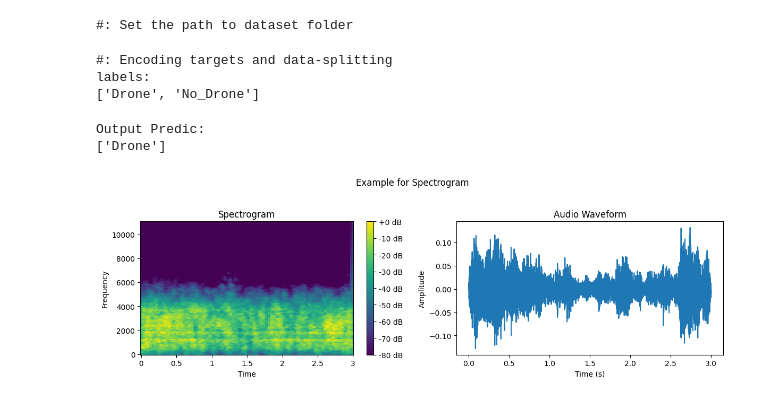
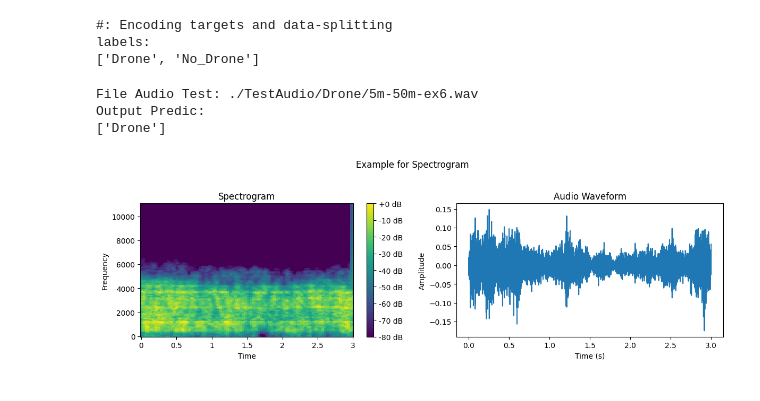
Before and after one commit to PanyaHantula/AcousticDroneDetection, a Jupyter notebook: test.ipynb, the cells around one changed output. Saved outputs shown, nothing was run; the diff lists cells and outputs as text; code cells hidden in the pictures.

```diff
--- a/test.ipynb
+++ b/test.ipynb
@@ -26,42 +31,32 @@ def butter_bandpass_filter(data, lowcut, highcut, fs, order=5):
     b, a = butter_bandpass(lowcut, highcut, fs, order=order)
     y = lfilter(b, a, data)
     return y
-# %%
-######### Data Pre-Processing ###########
-# Set the path to dataset folder
-print("#: Set the path to dataset folder")
-data_dir = "/Users/panya/Project-ALL/DroneClassification/AcousticDroneDetection/dataset"
-# %% [output]
-#: Set the path to dataset folder
 # %%
 # Load and preprocess audio data using spectrograms
 labels = ['Drone','No_Drone']
-# Sample rate and desired cutoff frequencies (in Hz).
-order = 4
-lowcut = 200.0
-highcut = 1200.0
+
+######## Encoding targets and data-splitting #######
+print("#: Encoding targets and data-splitting")
+print("labels:")
+print(labels)
+
+# Encode target labels
+label_encoder = LabelEncoder()
+encoded_labels = label_encoder.fit_transform(labels)
+# %% [output]
+#: Encoding targets and data-splitting
+labels:
+['Drone', 'No_Drone']
-# %%
-######## Encoding targets and data-splitting #######
-print("#: Encoding targets and data-splitting")
-print("labels:")
-print(labels)
-
-# Encode target labels
-label_encoder = LabelEncoder()
-encoded_labels = label_encoder.fit_transform(labels)
-# %% [output]
-#: Encoding targets and data-splitting
-labels:
-['Drone', 'No_Drone']
 # %%
 # save the iris classification model as a pickle file
-model_pkl_file = "model/2024-09-14 16:33:06.919542.pkl"
+model_pkl_file = "/Users/panya/Project-ALL/DroneClassification/AcousticDroneDetection/model/2024-09-18 02:58:25.788779.pkl"
 
 with open(model_pkl_file, 'rb') as file:
     model = pickle.load(file)
 # %%
 ########### Audio Test ###########
-audio_path = "/Users/panya/Project-ALL/DroneClassification/AcousticDroneDetection/TestAudio/Drone/5m-100m-ex6.wav"
+audio_path = "./TestAudio/Drone/5m-50m-ex6.wav"
+print("File Audio Test: " + audio_path)
 #audio_path = "/Users/panya/Project-ALL/DroneClassification/AcousticDroneDetection/TestAudio/No_Drone/Natural_3-14-ex57.wav"
 audio_test, sample_rate = librosa.load(audio_path, duration=3)  # Load audio and limit to 3 seconds
 
@@ -81,32 +76,34 @@ spectrogram = librosa.power_to_db(spectrogram, ref=np.max)
 
 # test model
 Y_Test =  spectrogram.T.reshape(-1,1)
 OutputPredic = model.predict(Y_Test.T)
 print('Output Predic:')
 print(label_encoder.inverse_transform(OutputPredic))
 
+
 # Plot Spectrogram
 plt.figure(figsize=(12, 4))
 plt.suptitle(f'Example for Spectrogram')
 plt.subplot(1, 2, 1)
 plt.title(f'Spectrogram')
 librosa.display.specshow(spectrogram, x_axis='time', y_axis='hz',cmap='viridis')  #cmap = 'viridis', 'plasma', 'inferno', 'magma', 'cividis'
 plt.colorbar(format='%+2.0f dB')
 plt.xlabel('Time')
 plt.ylabel('Frequency')
 
 plt.subplot(1, 2, 2)
 plt.title(f'Audio Waveform')
 plt.plot(np.linspace(0, len(Audio_Reduced_Noise) / sample_rate, len(Audio_Reduced_Noise)), Audio_Reduced_Noise)
 plt.xlabel('Time (s)')
 plt.ylabel('Amplitude')
 
 plt.tight_layout(rect=[0, 0, 1, 0.95])
 plt.show()
 
 Audio(data=audio_test, rate=sample_rate)
 # %% [output]
+File Audio Test: ./TestAudio/Drone/5m-50m-ex6.wav
 Output Predic:
 ['Drone']
-[figure, old version]
+[figure, new version]
 [interactive output not drawn]
```
Also changed, not shown: parts of 1 cell of this notebook, 5 other files.
